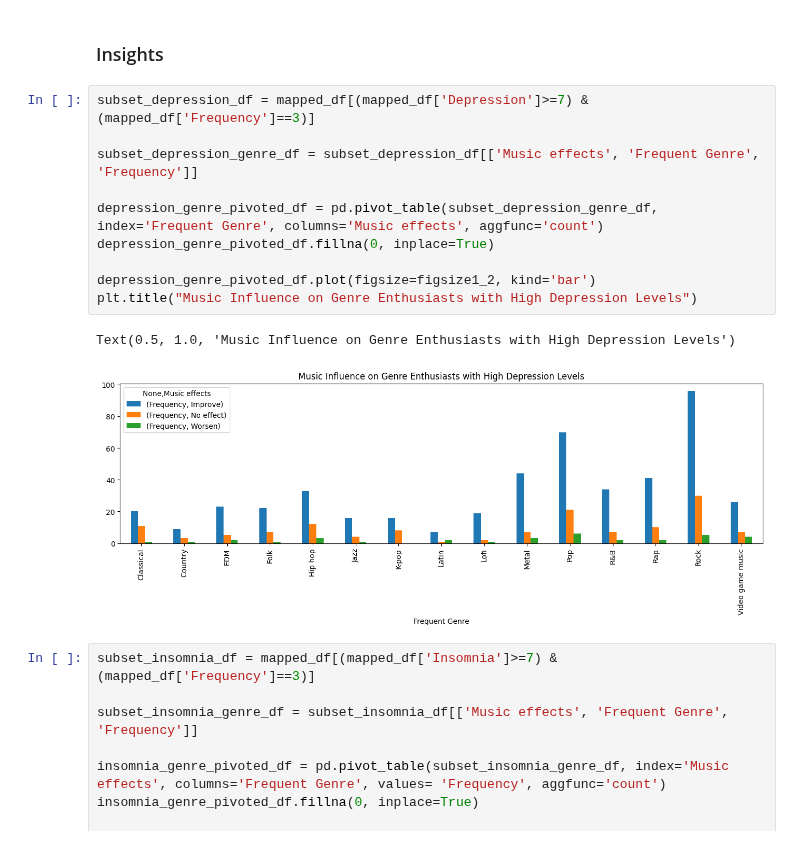
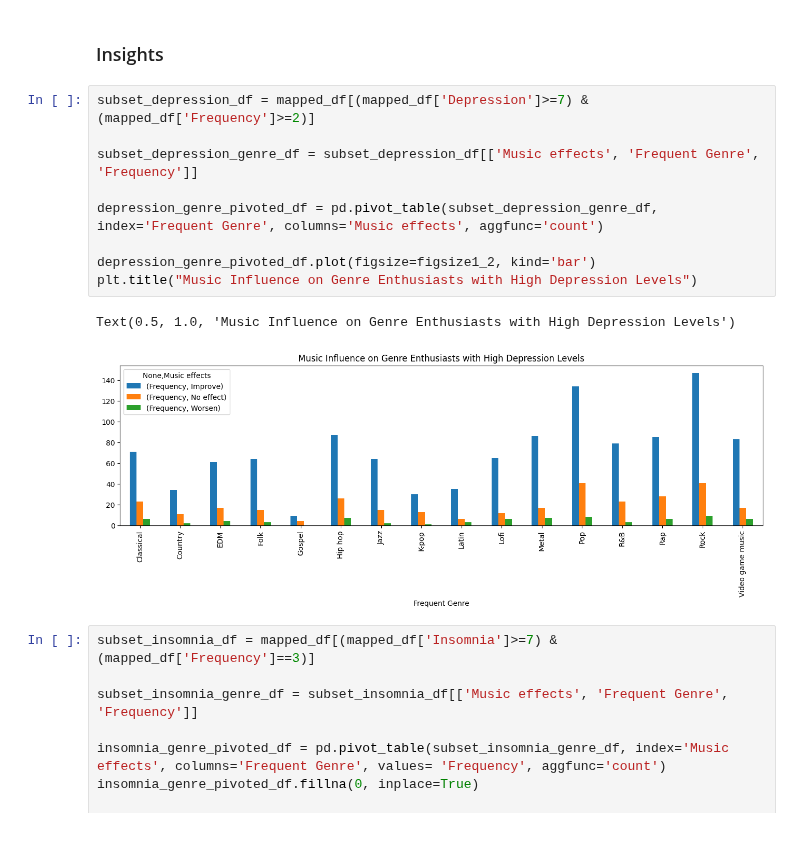
Before and after one commit to mlcuadra1/Mental-Health-x-Music-EDA, a Jupyter notebook: notebooks/Script 2 - EDA.ipynb, the cells around one changed output. Cells and saved outputs as stored; diff of their text form.

Commit message:
Update Script 2 - EDA.ipynb
I can still improve subsetting portion to avoid hassle when comparing frequency.

```diff
--- a/notebooks/Script 2 - EDA.ipynb
+++ b/notebooks/Script 2 - EDA.ipynb
@@ -382,18 +382,17 @@ Text(0.5, 1.0, 'Music Influence on Genre Enthusiasts with High Anxiety Levels')
 # %% [markdown]
 ### Insights
 # %%
-subset_depression_df = mapped_df[(mapped_df['Depression']>=7) & (mapped_df['Frequency']==3)]
+subset_depression_df = mapped_df[(mapped_df['Depression']>=7) & (mapped_df['Frequency']>=2)]
 
 subset_depression_genre_df = subset_depression_df[['Music effects', 'Frequent Genre', 'Frequency']]
 
 depression_genre_pivoted_df = pd.pivot_table(subset_depression_genre_df, index='Frequent Genre', columns='Music effects', aggfunc='count')
-depression_genre_pivoted_df.fillna(0, inplace=True)
 
 depression_genre_pivoted_df.plot(figsize=figsize1_2, kind='bar')
 plt.title("Music Influence on Genre Enthusiasts with High Depression Levels")
 # %% [output]
 Text(0.5, 1.0, 'Music Influence on Genre Enthusiasts with High Depression Levels')
-[figure, old version]
+[figure, new version]
 # %%
 subset_insomnia_df = mapped_df[(mapped_df['Insomnia']>=7) & (mapped_df['Frequency']==3)]
 
```
Also changed, not shown: parts of 1 cell of this notebook.
